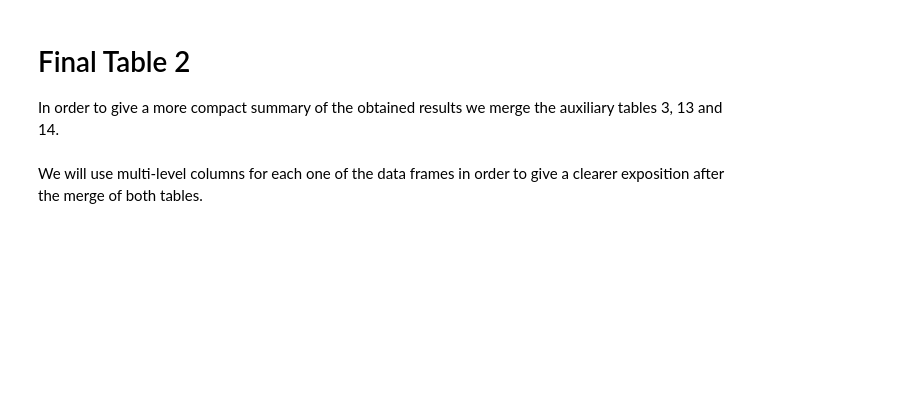
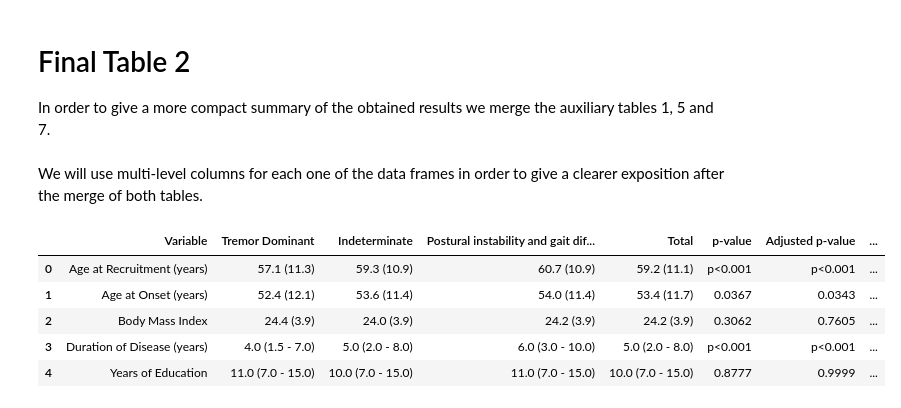
Before and after one commit to cge-tubingens/luxgiant-clinical, a Jupyter notebook: notebooks_finals/table_2.ipynb, the cells around one changed output. Drawn from its saved outputs; the diff is of its cells as text; code cells hidden in the pictures; blank space fills up the shorter version.

```diff
--- a/notebooks_finals/table_2.ipynb
+++ b/notebooks_finals/table_2.ipynb
@@ -1,7 +1,7 @@
 # %% [markdown]
 # Final Table 2
 
-In order to give a more compact summary of the obtained results we merge the auxiliary tables 3, 13 and 14.
+In order to give a more compact summary of the obtained results we merge the auxiliary tables 1, 5 and 7.
 # %%
 def get_library_path()->str:
 
@@ -25,22 +25,31 @@ path_to_lib = get_library_path()
 # %%
 # load data
 
-df_3 = pd.read_csv(
-    os.path.join(path_to_lib, 'data/auxiliar/aux_table_3.csv')
+df_1 = pd.read_csv(
+    os.path.join(path_to_lib, 'data/auxiliar/aux_table_1.csv')
 )
-df_3 = df_3.fillna('')
+df_1 = df_1.fillna('')
 
-df_13 = pd.read_csv(
-    os.path.join(path_to_lib, 'data/auxiliar/aux_table_13.csv')
+df_5 = pd.read_csv(
+    os.path.join(path_to_lib, 'data/auxiliar/aux_table_5.csv')
 )
-df_13 = df_13.drop(columns='Statistical Measure', inplace=False).fillna('')
+df_5 = df_5.drop(columns='Statistical Measure', inplace=False).fillna('')
 
-df_14 = pd.read_csv(
-    os.path.join(path_to_lib, 'data/auxiliar/aux_table_14.csv')
+df_7 = pd.read_csv(
+    os.path.join(path_to_lib, 'data/auxiliar/aux_table_7.csv')
 )
-df_14 = df_14.drop(columns='Statistical Measure', inplace=False).fillna('')
+df_7 = df_7.drop(columns='Statistical Measure', inplace=False).fillna('')
 # %% [markdown]
 We will use multi-level columns for each one of the data frames in order to give a clearer exposition after the merge of both tables.
+# %%
+df_7.head()
+# %% [output]
+|  | Variable | Tremor Dominant | Indeterminate | Postural instability and gait dif... | Total | p-value | Adjusted p-value | ... |
+| 0 | Age at Recruitment (years) | 57.1 (11.3) | 59.3 (10.9) | 60.7 (10.9) | 59.2 (11.1) | p<0.001 | p<0.001 | ... |
+| 1 | Age at Onset (years) | 52.4 (12.1) | 53.6 (11.4) | 54.0 (11.4) | 53.4 (11.7) | 0.0367 | 0.0343 | ... |
+| 2 | Body Mass Index | 24.4 (3.9) | 24.0 (3.9) | 24.2 (3.9) | 24.2 (3.9) | 0.3062 | 0.7605 | ... |
+| 3 | Duration of Disease (years) | 4.0 (1.5 - 7.0) | 5.0 (2.0 - 8.0) | 6.0 (3.0 - 10.0) | 5.0 (2.0 - 8.0) | p<0.001 | p<0.001 | ... |
+| 4 | Years of Education | 11.0 (7.0 - 15.0) | 10.0 (7.0 - 15.0) | 11.0 (7.0 - 15.0) | 10.0 (7.0 - 15.0) | 0.8777 | 0.9999 | ... |
 # %%
 # create multi-level columns for Table 2
 
```
Also changed, not shown: parts of 5 cells of this notebook, 15 other files.
